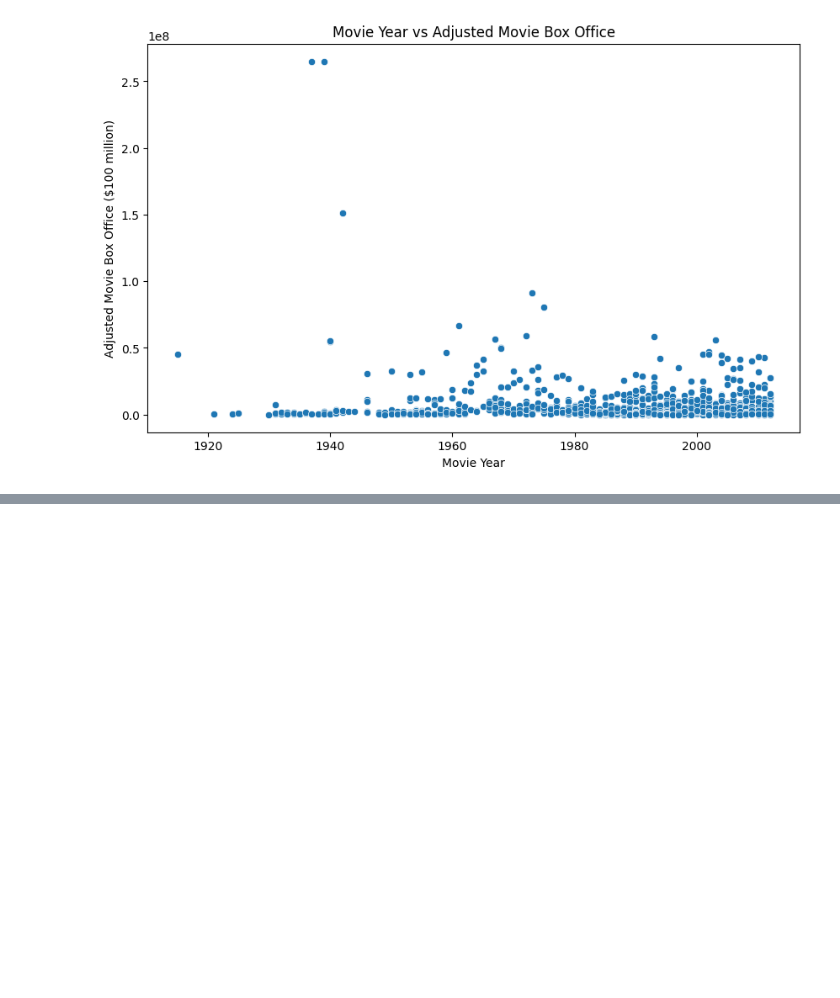
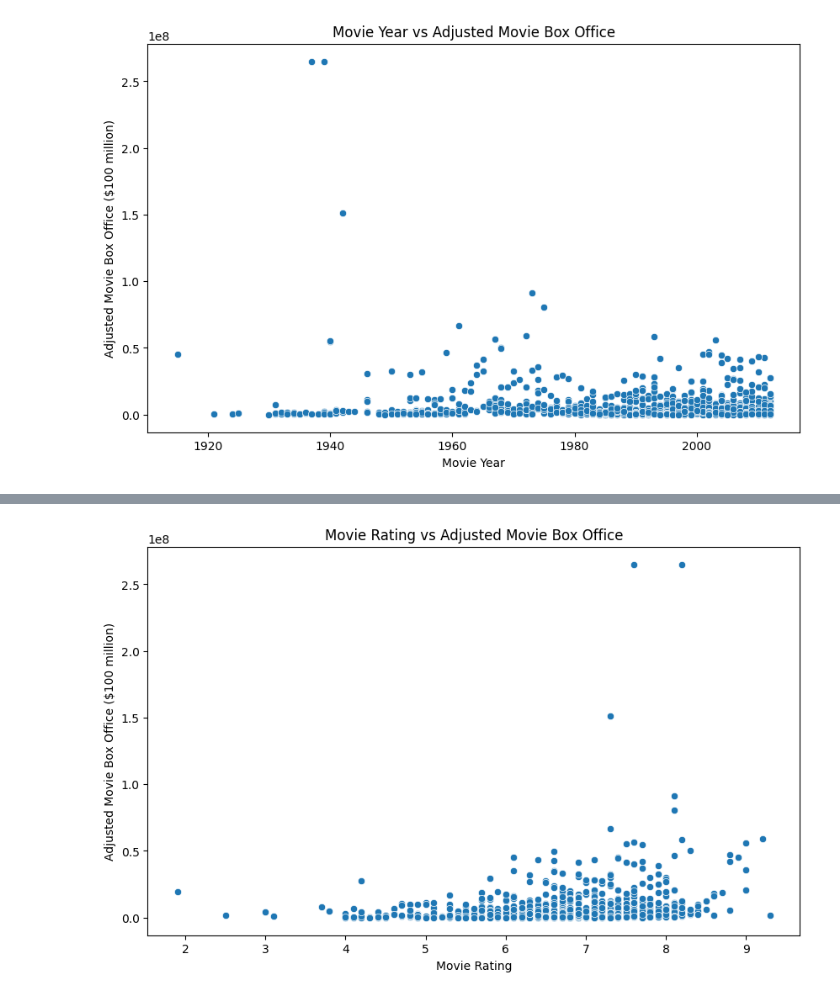
Before and after one commit to epfl-ada/ada-2024-project-padamalgame, a Jupyter notebook: adaptation_success_analysis.ipynb, the cells around one changed output, grey strips where cells are left out. Cells and saved outputs as stored; diff of their text form; code cells hidden in the pictures; blank space fills up the shorter version.

```diff
--- a/adaptation_success_analysis.ipynb
+++ b/adaptation_success_analysis.ipynb
@@ -71,0 +72,9 @@ plt.show()
+# %%
+plt.figure(figsize=(10, 6))
+sns.scatterplot(data=df, x='MovieRating', y='MovieAdjustedBoxOffice')
+plt.title('Movie Rating vs Adjusted Movie Box Office')
+plt.xlabel('Movie Rating')
+plt.ylabel('Adjusted Movie Box Office ($100 million)')
+plt.show()
+# %% [output]
+[figure, added]
```
Also changed, not shown: parts of 2 cells of this notebook.
